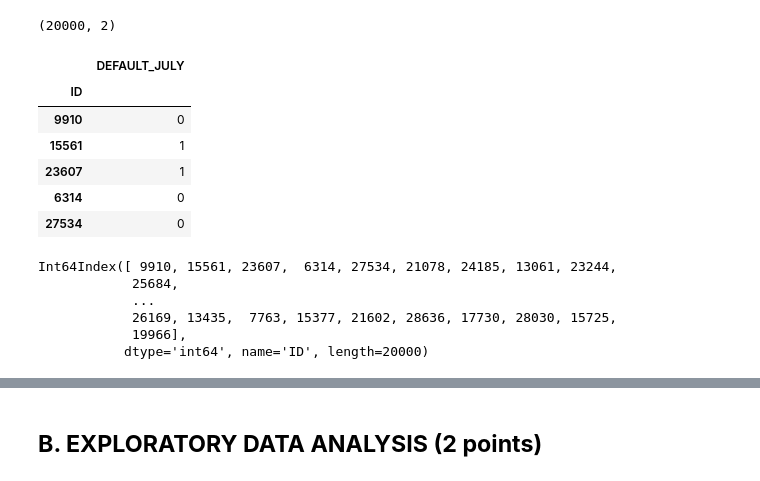
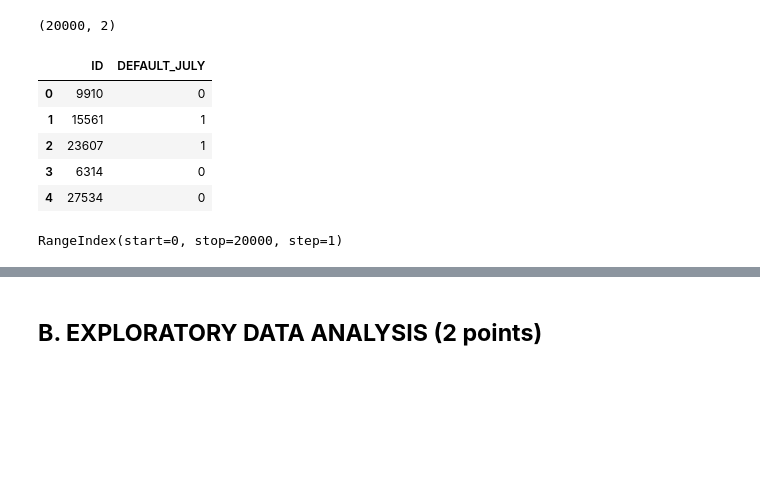
Before and after one commit to notvikke/master_2023, a Jupyter notebook: Python_in_Data_Analysis/Individual_Assignment/IndividualAssignment.ipynb, the cells around one changed output, grey strips where cells are left out. Drawn from its saved outputs; the diff is of its cells as text; code cells hidden in the pictures; blank space fills up the shorter version.

```diff
--- a/Python_in_Data_Analysis/Individual_Assignment/IndividualAssignment.ipynb
+++ b/Python_in_Data_Analysis/Individual_Assignment/IndividualAssignment.ipynb
@@ -147,25 +162,18 @@ tr_target.shape
 # %% [output]
 (20000, 2)
 # %%
-tr_target = tr_target.set_index("ID")
 tr_target.head()
 # %% [output]
-|  | DEFAULT_JULY |
-| ID |  |
-| 9910 | 0 |
-| 15561 | 1 |
-| 23607 | 1 |
-| 6314 | 0 |
-| 27534 | 0 |
+|  | ID | DEFAULT_JULY |
+| 0 | 9910 | 0 |
+| 1 | 15561 | 1 |
+| 2 | 23607 | 1 |
+| 3 | 6314 | 0 |
+| 4 | 27534 | 0 |
 # %%
 tr_target.index
 # %% [output]
-Int64Index([ 9910, 15561, 23607,  6314, 27534, 21078, 24185, 13061, 23244,
-            25684,
-            ...
-            26169, 13435,  7763, 15377, 21602, 28636, 17730, 28030, 15725,
-            19966],
-           dtype='int64', name='ID', length=20000)
+RangeIndex(start=0, stop=20000, step=1)
 # %%
 santiago_suarez_A_train = pd.DataFrame.merge(join_month_cust,tr_target,on=["ID"],how="left")
 santiago_suarez_A_train
```
Also changed, not shown: parts of 30 cells of this notebook, 2 other files.
